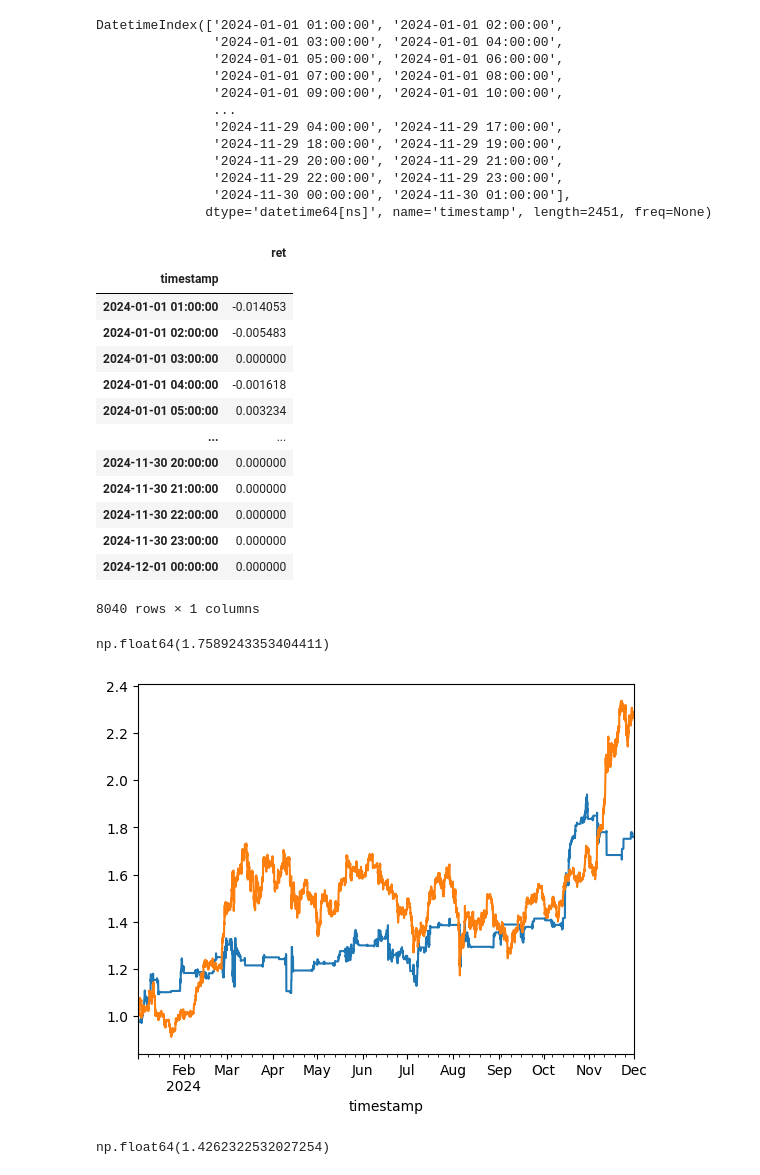
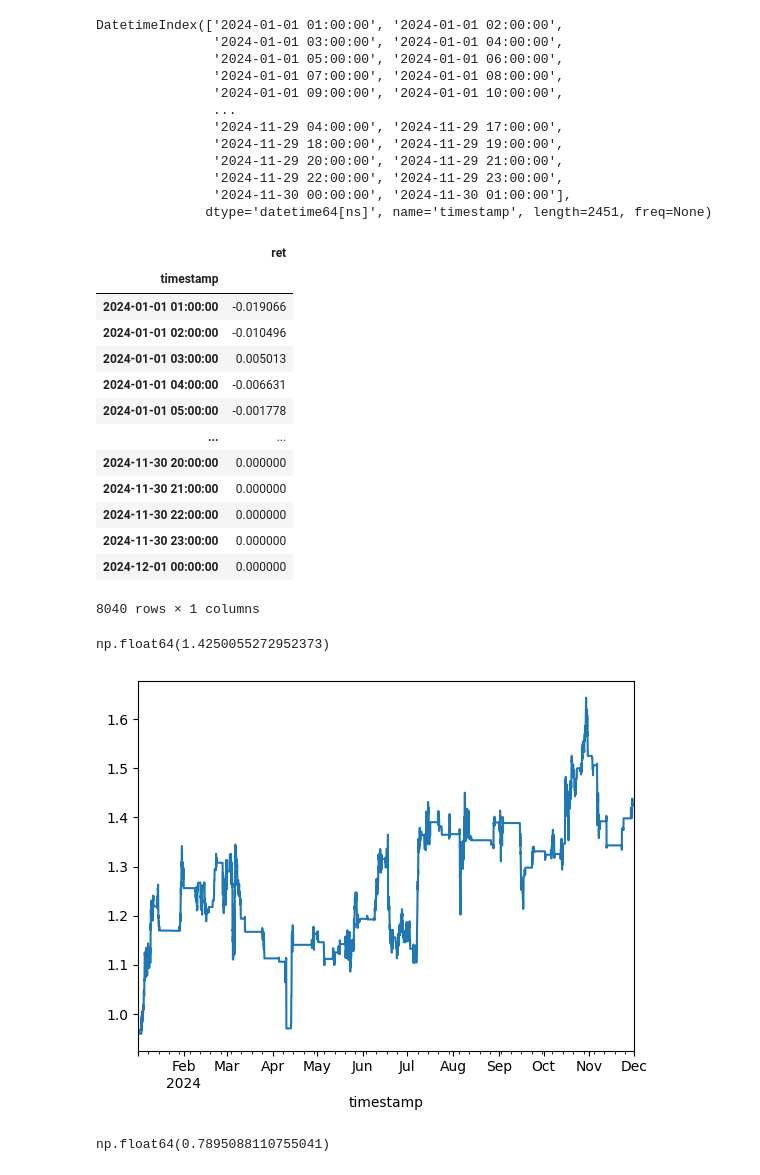
Before and after one commit to oscarwoodi/CryptoCausality, a Jupyter notebook: notebooks/new_strategy_1h.ipynb, the cells around one changed output. Saved outputs shown, nothing was run; the diff lists cells and outputs as text; code cells hidden in the pictures.

```diff
--- a/notebooks/new_strategy_1h.ipynb
+++ b/notebooks/new_strategy_1h.ipynb
@@ -359,7 +359,7 @@ ret_idx = returns["ADAUSDT"]["timestamp"][1:]
 print(ret_idx.shape,ret_idx.index.has_duplicates, log_returns.shape)
 log_returns = log_returns.set_index(ret_idx)
 mask = ~log_returns.index.duplicated(keep='first')
-log_returns=log_returns.loc[mask]
+log_returns=log_returns.loc[mask] + np.log(0.995)
 
 print(log_returns.index.has_duplicates, log_returns.shape)
 
@@ -440,11 +440,11 @@ strategy_return
 # %% [output]
 |  | ret |
 | timestamp |  |
-| 2024-01-01 01:00:00 | -0.014053 |
-| 2024-01-01 02:00:00 | -0.005483 |
-| 2024-01-01 03:00:00 | 0.000000 |
-| 2024-01-01 04:00:00 | -0.001618 |
-| 2024-01-01 05:00:00 | 0.003234 |
+| 2024-01-01 01:00:00 | -0.019066 |
+| 2024-01-01 02:00:00 | -0.010496 |
+| 2024-01-01 03:00:00 | 0.005013 |
+| 2024-01-01 04:00:00 | -0.006631 |
+| 2024-01-01 05:00:00 | -0.001778 |
 | ... | ... |
 | 2024-11-30 20:00:00 | 0.000000 |
 | 2024-11-30 21:00:00 | 0.000000 |
@@ -454,11 +454,11 @@ strategy_return
 8040 rows × 1 columns
 # %%
 np.exp(strategy_return["ret"].cumsum()).plot()
-np.exp(log_returns["BTCUSDT"].cumsum()).plot()
+# np.exp(log_returns["BTCUSDT"].cumsum()).plot()
 np.exp(strategy_return["ret"].cumsum())[-1]
 # %% [output]
-np.float64(1.7589243353404411)
+np.float64(1.4250055272952373)
-[figure, old version]
+[figure, new version]
 # %%
 strategy_log_returns = strategy_return["ret"].values
 
@@ -467,4 +467,4 @@ sharpe_btc = np.sqrt(365*24)*np.mean(log_returns["BTCUSDT"])/np.std(log_returns[
 
 sharpe
 # %% [output]
-np.float64(1.4262322532027254)
+np.float64(0.7895088110755041)
```
Also changed, not shown: parts of 5 cells of this notebook.
